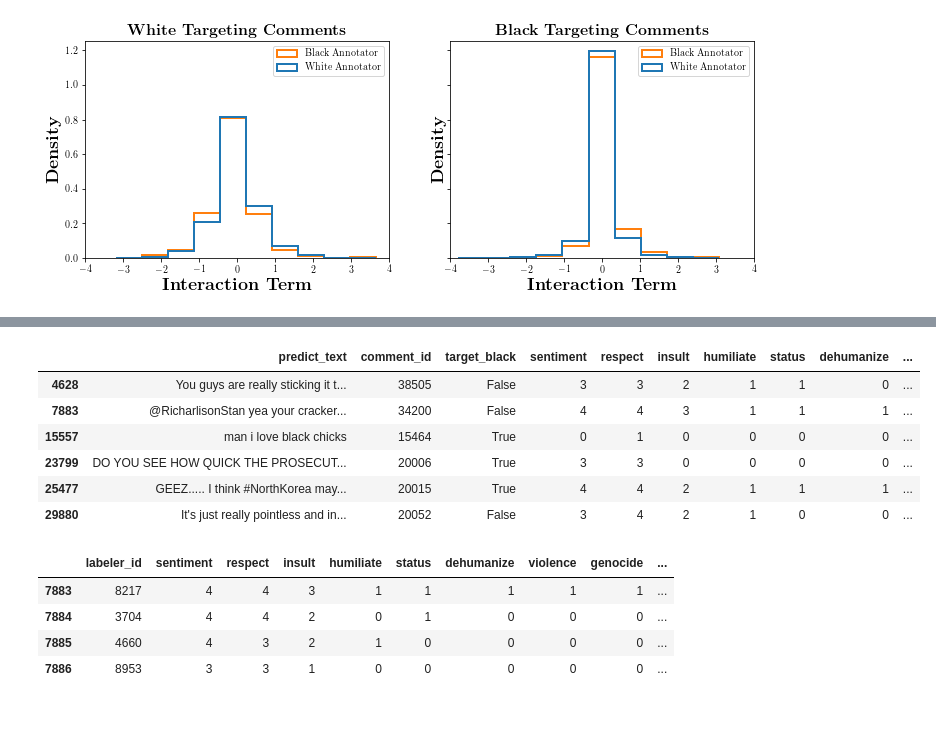
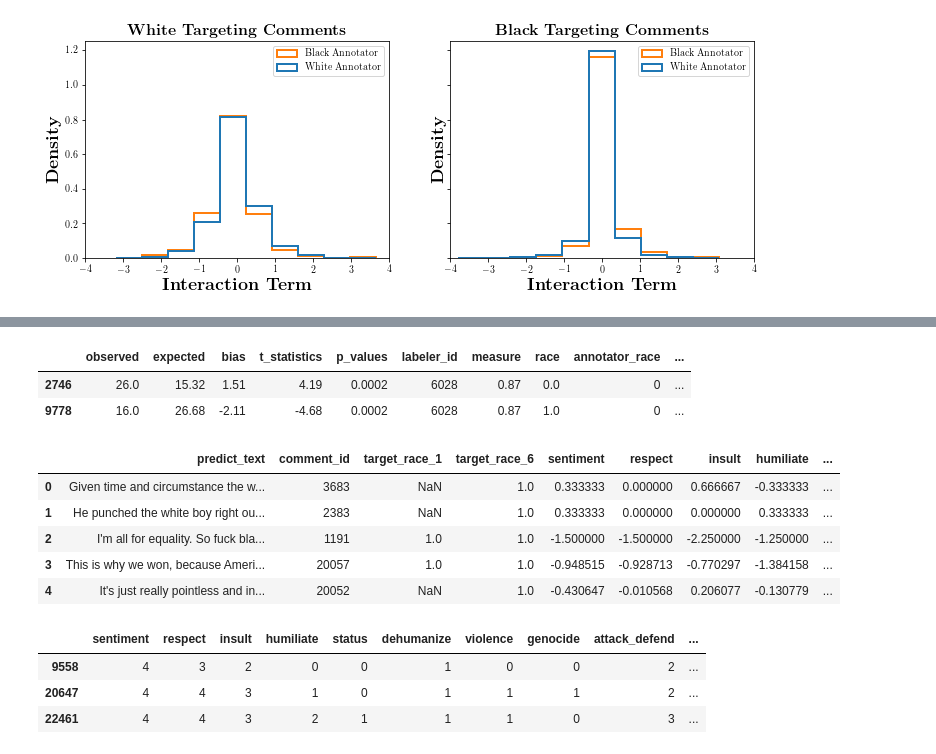
Before and after one commit to dlab-projects/annotator_sensitivity_irt, a Jupyter notebook: notebooks/analyze_exp05.ipynb, the cells around one changed output, grey strips where cells are left out. Cells and saved outputs as stored; diff of their text form; code cells hidden in the pictures; blank space fills up the shorter version.

```diff
--- a/notebooks/analyze_exp05.ipynb
+++ b/notebooks/analyze_exp05.ipynb
@@ -47,7 +47,5 @@ data = utils.recode_responses(
     genocide={1: 0, 2: 0, 3: 1, 4: 1},
     attack_defend={1: 0, 2: 1, 3: 2, 4: 3},
     hatespeech={1: 0, 2: 1})
-# Only get comments targeting black / white people
-data = utils.filter_comments_targeting_bw(data, threshold=0.5)
 data = data[(data[race_to_col['black']] == 1)
             | (data[race_to_col['white']] == 1)]
@@ -229,0 +225,6 @@ df.sort_values('p_values')
+# %%
+df[df.labeler_id == 6028]
+# %% [output]
+|  | observed | expected | bias | t_statistics | p_values | labeler_id | measure | race | annotator_race | ... |
+| 2746 | 26.0 | 15.32 | 1.51 | 4.19 | 0.0002 | 6028 | 0.87 | 0.0 | 0 | ... |
+| 9778 | 16.0 | 26.68 | -2.11 | -4.68 | 0.0002 | 6028 | 0.87 | 1.0 | 0 | ... |
@@ -230,18 +234,26 @@ df.sort_values('p_values')
+# %%
+annotator = 6028
+df_comment = data[data['labeler_id'] == annotator][['predict_text', 'comment_id', race_to_col['black'], race_to_col['white']] + items].reset_index(drop=True)
+avg_for_comments = pd.merge(
+    left=df_comment,
+    right=avg_scores,
+    how='left',
+    on='comment_id',
+    suffixes=('_left', ''))[items]
+df_comment[items] = df_comment[items] - avg_for_comments
+# %%
+df_comment
+# %% [output]
+|  | predict_text | comment_id | target_race_1 | target_race_6 | sentiment | respect | insult | humiliate | ... |
+| 0 | Given time and circumstance the w... | 3683 | NaN | 1.0 | 0.333333 | 0.000000 | 0.666667 | -0.333333 | ... |
+| 1 | He punched the white boy right ou... | 2383 | NaN | 1.0 | 0.333333 | 0.000000 | 0.000000 | 0.333333 | ... |
+| 2 | I'm all for equality. So fuck bla... | 1191 | 1.0 | 1.0 | -1.500000 | -1.500000 | -2.250000 | -1.250000 | ... |
+| 3 | This is why we won, because Ameri... | 20057 | 1.0 | 1.0 | -0.948515 | -0.928713 | -0.770297 | -1.384158 | ... |
+| 4 | It's just really pointless and in... | 20052 | NaN | 1.0 | -0.430647 | -0.010568 | 0.206077 | -0.130779 | ... |
 # %%
-data[data['labeler_id'] == 8217][['predict_text', 'comment_id', 'target_black'] + items]
+data[data['labeler_id'] == annotator][items]
 # %% [output]
-|  | predict_text | comment_id | target_black | sentiment | respect | insult | humiliate | status | dehumanize | ... |
-| 4628 | You guys are really sticking it t... | 38505 | False | 3 | 3 | 2 | 1 | 1 | 0 | ... |
-| 7883 | @RicharlisonStan yea your cracker... | 34200 | False | 4 | 4 | 3 | 1 | 1 | 1 | ... |
-| 15557 | man i love black chicks | 15464 | True | 0 | 1 | 0 | 0 | 0 | 0 | ... |
-| 23799 | DO YOU SEE HOW QUICK THE PROSECUT... | 20006 | True | 3 | 3 | 0 | 0 | 0 | 0 | ... |
-| 25477 | GEEZ..... I think #NorthKorea may... | 20015 | True | 4 | 4 | 2 | 1 | 1 | 1 | ... |
-| 29880 | It's just really pointless and in... | 20052 | False | 3 | 4 | 2 | 1 | 0 | 0 | ... |
+|  | sentiment | respect | insult | humiliate | status | dehumanize | violence | genocide | attack_defend | ... |
+| 9558 | 4 | 3 | 2 | 0 | 0 | 1 | 0 | 0 | 2 | ... |
+| 20647 | 4 | 4 | 3 | 1 | 0 | 1 | 1 | 1 | 2 | ... |
+| 22461 | 4 | 4 | 3 | 2 | 1 | 1 | 1 | 0 | 3 | ... |
-# %%
-data[data['comment_id'] == 34200][['labeler_id'] + items]
-# %% [output]
-|  | labeler_id | sentiment | respect | insult | humiliate | status | dehumanize | violence | genocide | ... |
-| 7883 | 8217 | 4 | 4 | 3 | 1 | 1 | 1 | 1 | 1 | ... |
-| 7884 | 3704 | 4 | 4 | 2 | 0 | 1 | 0 | 0 | 0 | ... |
-| 7885 | 4660 | 4 | 3 | 2 | 1 | 0 | 0 | 0 | 0 | ... |
-| 7886 | 8953 | 3 | 3 | 1 | 0 | 0 | 0 | 0 | 0 | ... |
```
Also changed, not shown: parts of 13 cells of this notebook, 2 other files.
